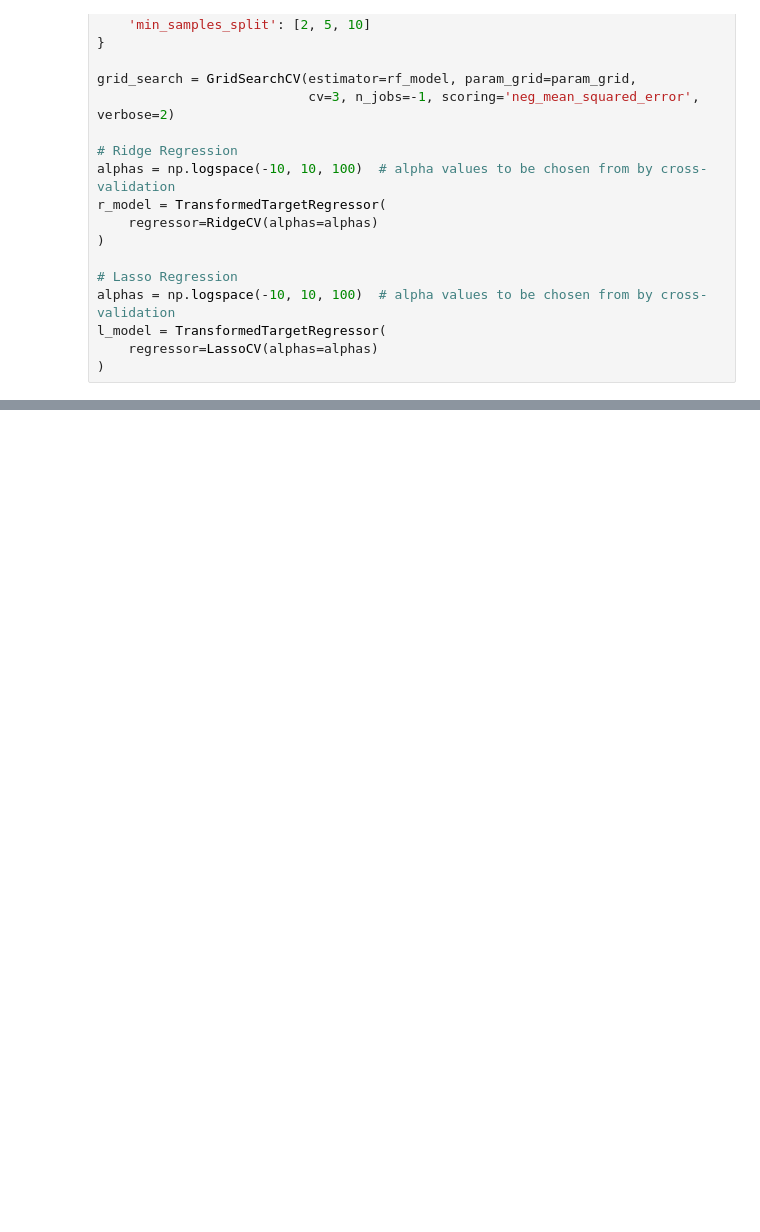
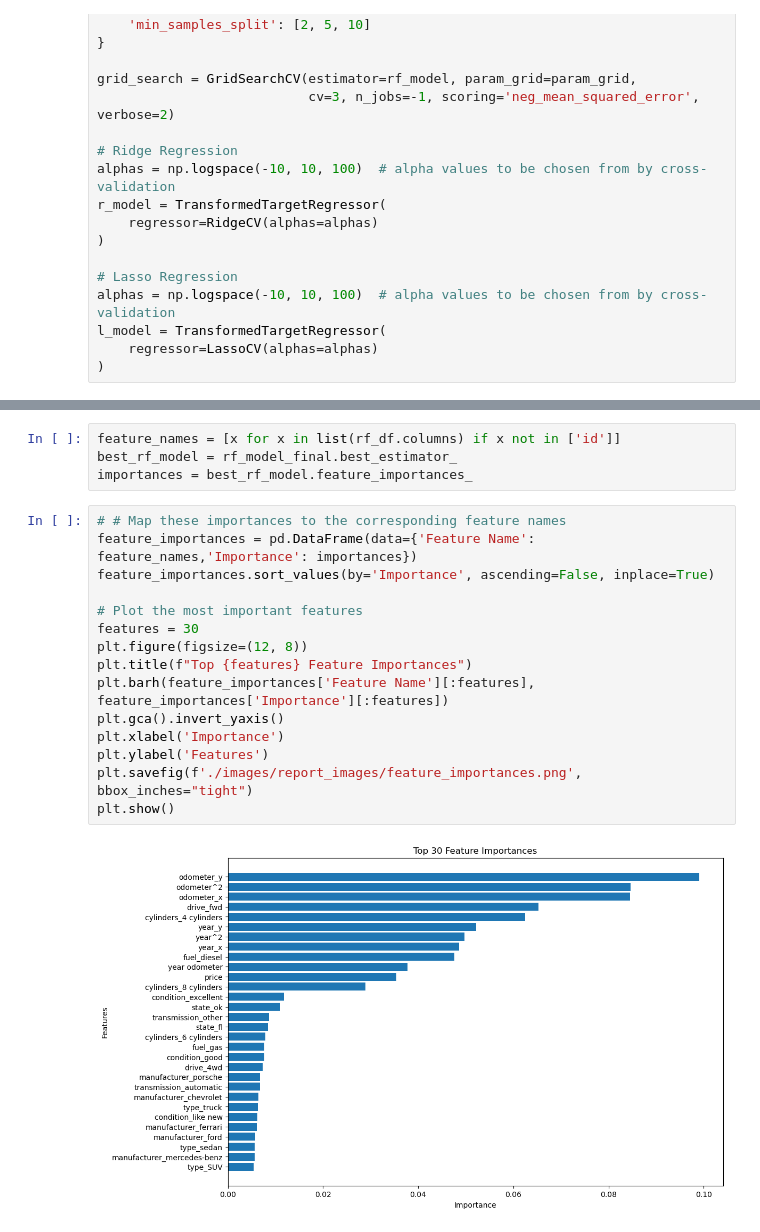
Before and after one commit to 1nm1/BHAIML_portfolio, a Jupyter notebook: module_11/assignment_11_1/assignment_11_1_notebook.ipynb, the cells around one changed output, grey strips where cells are left out. Drawn from its saved outputs; the diff is of its cells as text; blank space fills up the shorter version.

```diff
--- a/module_11/assignment_11_1/assignment_11_1_notebook.ipynb
+++ b/module_11/assignment_11_1/assignment_11_1_notebook.ipynb
@@ -757,0 +633,21 @@ Now that we've settled on our models and findings, it is time to deliver the inf
+# %%
+feature_names = [x for x in list(rf_df.columns) if x not in ['id']]
+best_rf_model = rf_model_final.best_estimator_
+importances = best_rf_model.feature_importances_
+# %%
+# # Map these importances to the corresponding feature names
+feature_importances = pd.DataFrame(data={'Feature Name': feature_names,'Importance': importances})
+feature_importances.sort_values(by='Importance', ascending=False, inplace=True)
+
+# Plot the most important features
+features = 30
+plt.figure(figsize=(12, 8))
+plt.title(f"Top {features} Feature Importances")
+plt.barh(feature_importances['Feature Name'][:features], feature_importances['Importance'][:features])
+plt.gca().invert_yaxis()
+plt.xlabel('Importance')
+plt.ylabel('Features')
+plt.savefig(f'./images/report_images/feature_importances.png', bbox_inches="tight")
+plt.show()
+# %% [output]
+[figure, added]
```
Also changed, not shown: parts of 46 cells of this notebook, 10 other files.
